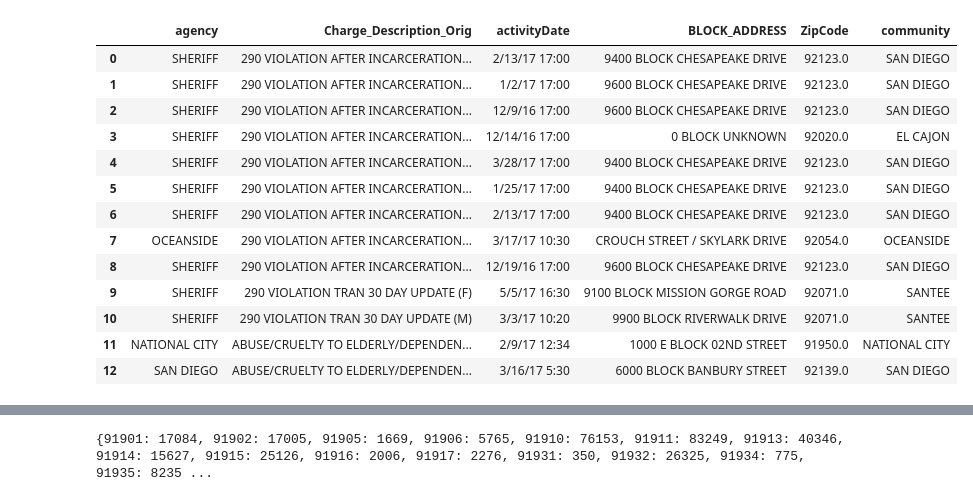
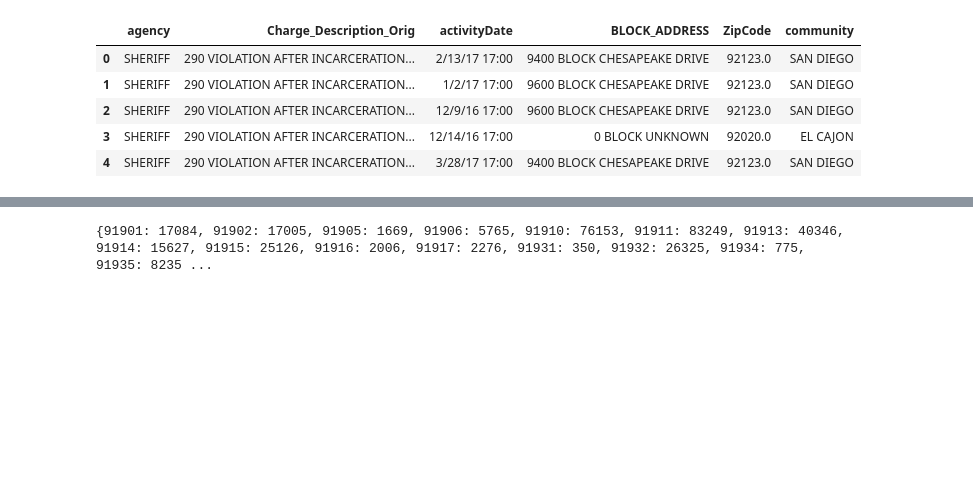
Before and after one commit to sarah-george/San-Diego-DUI-Crashes-and-Arrests, a Jupyter notebook: DUI_Notebook.ipynb, the cells around one changed output, grey strips where cells are left out. Drawn from its saved outputs; the diff is of its cells as text; code cells hidden in the pictures; blank space fills up the shorter version.

```diff
--- a/DUI_Notebook.ipynb
+++ b/DUI_Notebook.ipynb
@@ -10,21 +10,13 @@ from geopy.distance import vincenty
 # %%
 # Pull the comprehensive police reported incidents file, dated from 2007 to 2013.
 incidents_180 = pd.read_csv('arrests_180_days.csv')
 incidents_180.dropna(inplace=True)
-incidents_180.head(13)
+incidents_180.head(5)
 # %% [output]
 |  | agency | Charge_Description_Orig | activityDate | BLOCK_ADDRESS | ZipCode | community |
 | 0 | SHERIFF | 290 VIOLATION AFTER INCARCERATION... | 2/13/17 17:00 | 9400 BLOCK CHESAPEAKE DRIVE | 92123.0 | SAN DIEGO |
 | 1 | SHERIFF | 290 VIOLATION AFTER INCARCERATION... | 1/2/17 17:00 | 9600 BLOCK CHESAPEAKE DRIVE | 92123.0 | SAN DIEGO |
 | 2 | SHERIFF | 290 VIOLATION AFTER INCARCERATION... | 12/9/16 17:00 | 9600 BLOCK CHESAPEAKE DRIVE | 92123.0 | SAN DIEGO |
 | 3 | SHERIFF | 290 VIOLATION AFTER INCARCERATION... | 12/14/16 17:00 | 0 BLOCK UNKNOWN | 92020.0 | EL CAJON |
 | 4 | SHERIFF | 290 VIOLATION AFTER INCARCERATION... | 3/28/17 17:00 | 9400 BLOCK CHESAPEAKE DRIVE | 92123.0 | SAN DIEGO |
-| 5 | SHERIFF | 290 VIOLATION AFTER INCARCERATION... | 1/25/17 17:00 | 9400 BLOCK CHESAPEAKE DRIVE | 92123.0 | SAN DIEGO |
-| 6 | SHERIFF | 290 VIOLATION AFTER INCARCERATION... | 2/13/17 17:00 | 9400 BLOCK CHESAPEAKE DRIVE | 92123.0 | SAN DIEGO |
-| 7 | OCEANSIDE | 290 VIOLATION AFTER INCARCERATION... | 3/17/17 10:30 | CROUCH STREET / SKYLARK DRIVE | 92054.0 | OCEANSIDE |
-| 8 | SHERIFF | 290 VIOLATION AFTER INCARCERATION... | 12/19/16 17:00 | 9600 BLOCK CHESAPEAKE DRIVE | 92123.0 | SAN DIEGO |
-| 9 | SHERIFF | 290 VIOLATION TRAN 30 DAY UPDATE (F) | 5/5/17 16:30 | 9100 BLOCK MISSION GORGE ROAD | 92071.0 | SANTEE |
-| 10 | SHERIFF | 290 VIOLATION TRAN 30 DAY UPDATE (M) | 3/3/17 10:20 | 9900 BLOCK RIVERWALK DRIVE | 92071.0 | SANTEE |
-| 11 | NATIONAL CITY | ABUSE/CRUELTY TO ELDERLY/DEPENDEN... | 2/9/17 12:34 | 1000 E BLOCK 02ND STREET | 91950.0 | NATIONAL CITY |
-| 12 | SAN DIEGO | ABUSE/CRUELTY TO ELDERLY/DEPENDEN... | 3/16/17 5:30 | 6000 BLOCK BANBURY STREET | 92139.0 | SAN DIEGO |
 # %%
```
Also changed, not shown: parts of 56 cells of this notebook.
